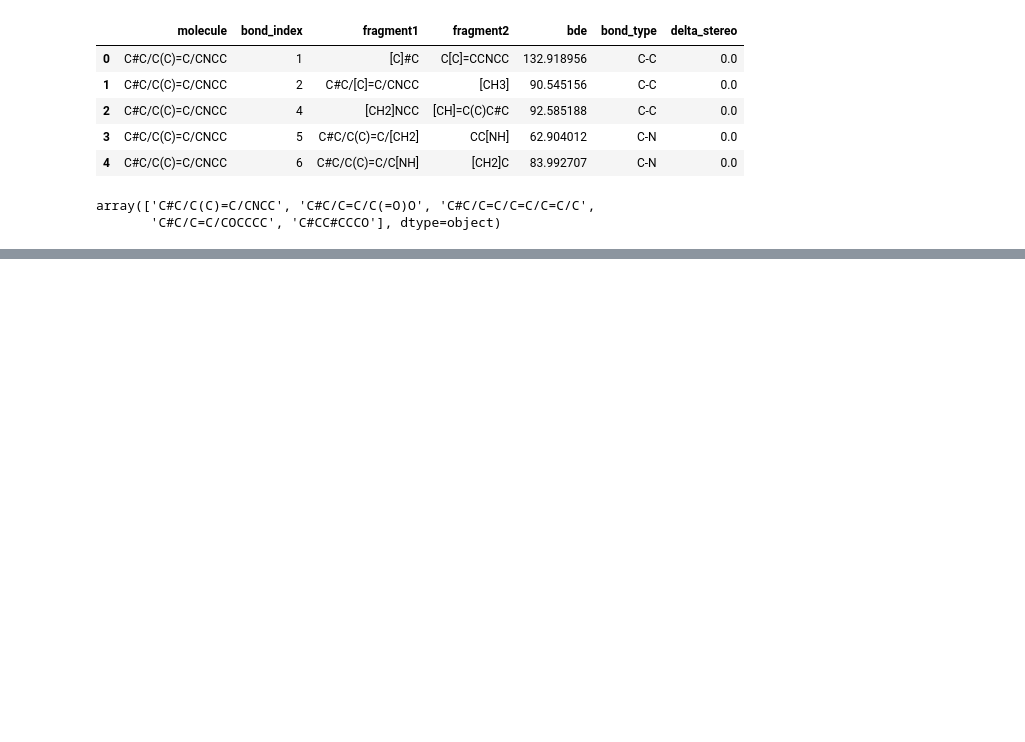
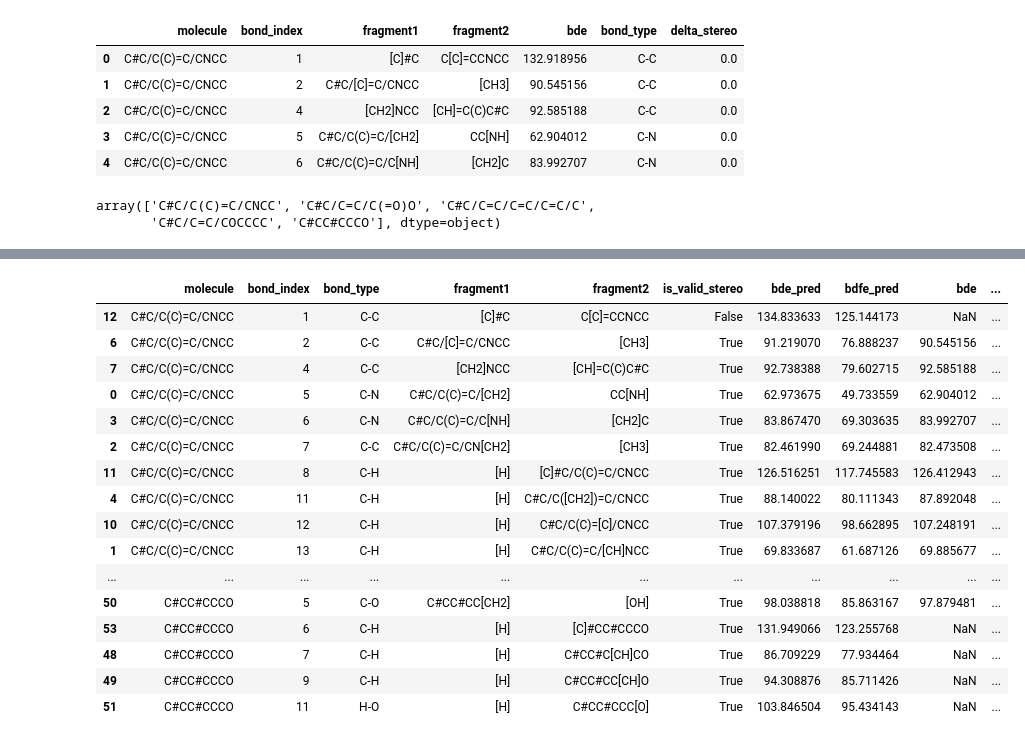
Before and after one commit to jamesma100/bde-binder, a Jupyter notebook: bde_predict.ipynb, the cells around one changed output, grey strips where cells are left out. Saved outputs shown, nothing was run; the diff lists cells and outputs as text; code cells hidden in the pictures; blank space fills up the shorter version.

```diff
--- a/bde_predict.ipynb
+++ b/bde_predict.ipynb
@@ -22,4 +22,4 @@ test_molecules[:5]
 array(['C#C/C(C)=C/CNCC', 'C#C/C=C/C(=O)O', 'C#C/C=C/C=C/C=C/C',
        'C#C/C=C/COCCCC', 'C#CC#CCCO'], dtype=object)
 # %%
-alfabet_predictions = model.predict(test_molecules, verbose=False)
+alfabet_predictions = model.predict(test_molecules[:5], verbose=False)
@@ -35,0 +26,20 @@ KeyboardInterrupt:
+# %%
+alfabet_predictions
+# %% [output]
+|  | molecule | bond_index | bond_type | fragment1 | fragment2 | is_valid_stereo | bde_pred | bdfe_pred | bde | ... |
+| 12 | C#C/C(C)=C/CNCC | 1 | C-C | [C]#C | C[C]=CCNCC | False | 134.833633 | 125.144173 | NaN | ... |
+| 6 | C#C/C(C)=C/CNCC | 2 | C-C | C#C/[C]=C/CNCC | [CH3] | True | 91.219070 | 76.888237 | 90.545156 | ... |
+| 7 | C#C/C(C)=C/CNCC | 4 | C-C | [CH2]NCC | [CH]=C(C)C#C | True | 92.738388 | 79.602715 | 92.585188 | ... |
+| 0 | C#C/C(C)=C/CNCC | 5 | C-N | C#C/C(C)=C/[CH2] | CC[NH] | True | 62.973675 | 49.733559 | 62.904012 | ... |
+| 3 | C#C/C(C)=C/CNCC | 6 | C-N | C#C/C(C)=C/C[NH] | [CH2]C | True | 83.867470 | 69.303635 | 83.992707 | ... |
+| 2 | C#C/C(C)=C/CNCC | 7 | C-C | C#C/C(C)=C/CN[CH2] | [CH3] | True | 82.461990 | 69.244881 | 82.473508 | ... |
+| 11 | C#C/C(C)=C/CNCC | 8 | C-H | [H] | [C]#C/C(C)=C/CNCC | True | 126.516251 | 117.745583 | 126.412943 | ... |
+| 4 | C#C/C(C)=C/CNCC | 11 | C-H | [H] | C#C/C([CH2])=C/CNCC | True | 88.140022 | 80.111343 | 87.892048 | ... |
+| 10 | C#C/C(C)=C/CNCC | 12 | C-H | [H] | C#C/C(C)=[C]/CNCC | True | 107.379196 | 98.662895 | 107.248191 | ... |
+| 1 | C#C/C(C)=C/CNCC | 13 | C-H | [H] | C#C/C(C)=C/[CH]NCC | True | 69.833687 | 61.687126 | 69.885677 | ... |
+| ... | ... | ... | ... | ... | ... | ... | ... | ... | ... | ... |
+| 50 | C#CC#CCCO | 5 | C-O | C#CC#CC[CH2] | [OH] | True | 98.038818 | 85.863167 | 97.879481 | ... |
+| 53 | C#CC#CCCO | 6 | C-H | [H] | [C]#CC#CCCO | True | 131.949066 | 123.255768 | NaN | ... |
+| 48 | C#CC#CCCO | 7 | C-H | [H] | C#CC#C[CH]CO | True | 86.709229 | 77.934464 | NaN | ... |
+| 49 | C#CC#CCCO | 9 | C-H | [H] | C#CC#CC[CH]O | True | 94.308876 | 85.711426 | NaN | ... |
+| 51 | C#CC#CCCO | 11 | H-O | [H] | C#CC#CCC[O] | True | 103.846504 | 95.434143 | NaN | ... |
```
Also changed, not shown: parts of 1 cell of this notebook.
